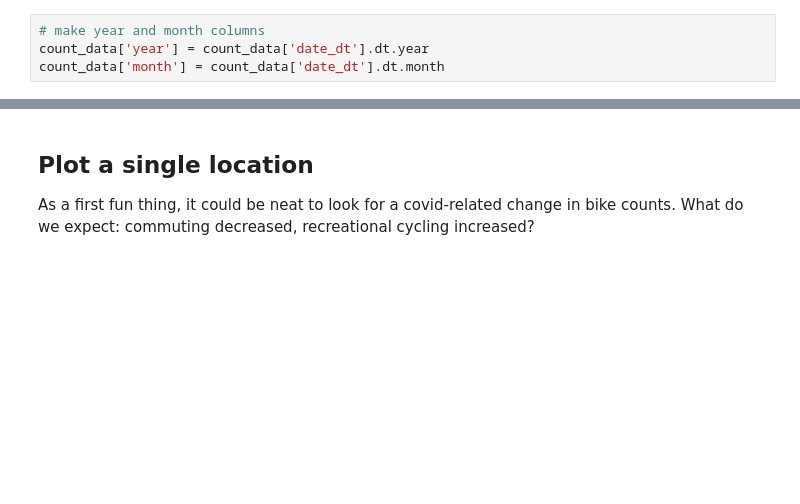
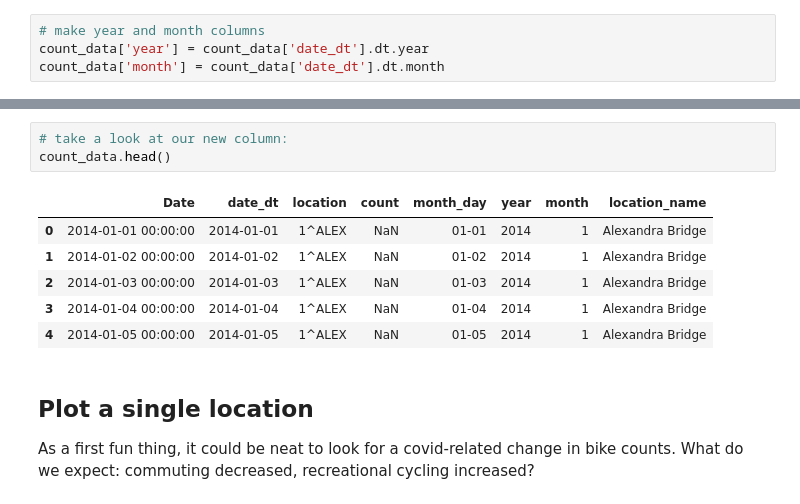
Before and after one commit to mbonsma/bike-ottawa, a Jupyter notebook: bike_counts.ipynb, the cells around one changed output, grey strips where cells are left out. Cells and saved outputs as stored; diff of their text form; blank space fills up the shorter version.

```diff
--- a/bike_counts.ipynb
+++ b/bike_counts.ipynb
@@ -101,3 +153,13 @@ sns.catplot(x = 'month_day', y = 'count', col = 'location', col_wrap = 3, data =
+# %%
+# take a look at our new column:
+count_data.head()
+# %% [output]
+|  | Date | date_dt | location | count | month_day | year | month | location_name |
+| 0 | 2014-01-01 00:00:00 | 2014-01-01 | 1^ALEX | NaN | 01-01 | 2014 | 1 | Alexandra Bridge |
+| 1 | 2014-01-02 00:00:00 | 2014-01-02 | 1^ALEX | NaN | 01-02 | 2014 | 1 | Alexandra Bridge |
+| 2 | 2014-01-03 00:00:00 | 2014-01-03 | 1^ALEX | NaN | 01-03 | 2014 | 1 | Alexandra Bridge |
+| 3 | 2014-01-04 00:00:00 | 2014-01-04 | 1^ALEX | NaN | 01-04 | 2014 | 1 | Alexandra Bridge |
+| 4 | 2014-01-05 00:00:00 | 2014-01-05 | 1^ALEX | NaN | 01-05 | 2014 | 1 | Alexandra Bridge |
 # %% [markdown]
 ## Plot a single location
 
```
Also changed, not shown: parts of 6 cells of this notebook.
